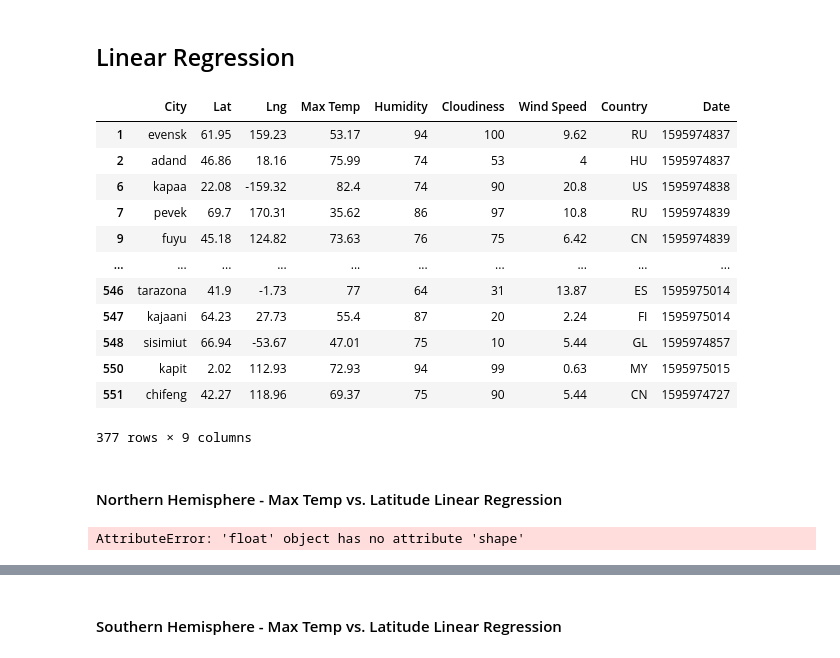
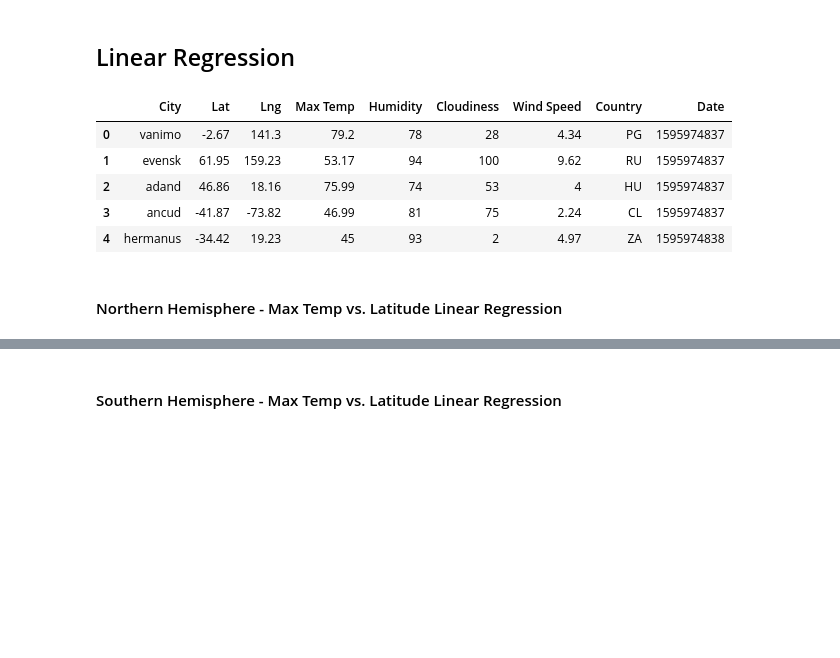
Before and after one commit to gfstuhr/Python-api-challenge, a Jupyter notebook: Code/WeatherPy.ipynb, the cells around one changed output, grey strips where cells are left out. Saved outputs shown, nothing was run; the diff lists cells and outputs as text; code cells hidden in the pictures; blank space fills up the shorter version.

```diff
--- a/Code/WeatherPy.ipynb
+++ b/Code/WeatherPy.ipynb
@@ -121,3 +108,5 @@ dtype: object
+# %%
+cities_data[["Lat","Lng","Humidity","Cloudiness","Wind Speed","Max Temp"]]=cities_data[["Lat","Lng","Humidity","Cloudiness","Wind Speed","Max Temp"]].apply(pd.to_numeric,axis=1)
 # %% [markdown]
 ### Convert Raw Data to DataFrame
 * Export the city data into a .csv.
@@ -232,34 +221,23 @@ plt.show()
 ## Linear Regression
 # %%
 # OPTIONAL: Create a function to create Linear Regression plots
+cities_data.head()
+# %% [output]
+|  | City | Lat | Lng | Max Temp | Humidity | Cloudiness | Wind Speed | Country | Date |
+| 0 | vanimo | -2.67 | 141.3 | 79.2 | 78 | 28 | 4.34 | PG | 1595974837 |
+| 1 | evensk | 61.95 | 159.23 | 53.17 | 94 | 100 | 9.62 | RU | 1595974837 |
+| 2 | adand | 46.86 | 18.16 | 75.99 | 74 | 53 | 4 | HU | 1595974837 |
+| 3 | ancud | -41.87 | -73.82 | 46.99 | 81 | 75 | 2.24 | CL | 1595974837 |
+| 4 | hermanus | -34.42 | 19.23 | 45 | 93 | 2 | 4.97 | ZA | 1595974838 |
 # %%
 # Create Northern and Southern Hemisphere DataFrames
 #Northern
 n_hem=cities_data.loc[cities_data["Lat"] > 0]
 #Southern
 s_hem=cities_data.loc[cities_data["Lat"] < 0]
-# %%
-n_hem
-# %% [output]
-|  | City | Lat | Lng | Max Temp | Humidity | Cloudiness | Wind Speed | Country | Date |
-| 1 | evensk | 61.95 | 159.23 | 53.17 | 94 | 100 | 9.62 | RU | 1595974837 |
-| 2 | adand | 46.86 | 18.16 | 75.99 | 74 | 53 | 4 | HU | 1595974837 |
-| 6 | kapaa | 22.08 | -159.32 | 82.4 | 74 | 90 | 20.8 | US | 1595974838 |
-| 7 | pevek | 69.7 | 170.31 | 35.62 | 86 | 97 | 10.8 | RU | 1595974839 |
-| 9 | fuyu | 45.18 | 124.82 | 73.63 | 76 | 75 | 6.42 | CN | 1595974839 |
-| ... | ... | ... | ... | ... | ... | ... | ... | ... | ... |
-| 546 | tarazona | 41.9 | -1.73 | 77 | 64 | 31 | 13.87 | ES | 1595975014 |
-| 547 | kajaani | 64.23 | 27.73 | 55.4 | 87 | 20 | 2.24 | FI | 1595975014 |
-| 548 | sisimiut | 66.94 | -53.67 | 47.01 | 75 | 10 | 5.44 | GL | 1595974857 |
-| 550 | kapit | 2.02 | 112.93 | 72.93 | 94 | 99 | 0.63 | MY | 1595975015 |
-| 551 | chifeng | 42.27 | 118.96 | 69.37 | 75 | 90 | 5.44 | CN | 1595974727 |
-377 rows × 9 columns
 # %% [markdown]
 ####  Northern Hemisphere - Max Temp vs. Latitude Linear Regression
 # %%
 #Linear regression
-values=linregress(n_hem["Lat"],n_hem["Max Temp"])
-values
-# (slope,intercept,rvalue,pvalue,stderr)
+slope,intercept,rvalue,pvalue,stderr=linregress(n_hem["Lat"],n_hem["Max Temp"])
+yline=slope*n_hem["Lat"]+intercept
-# %% [output]
-AttributeError: 'float' object has no attribute 'shape'
```
Also changed, not shown: parts of 2 cells of this notebook.
